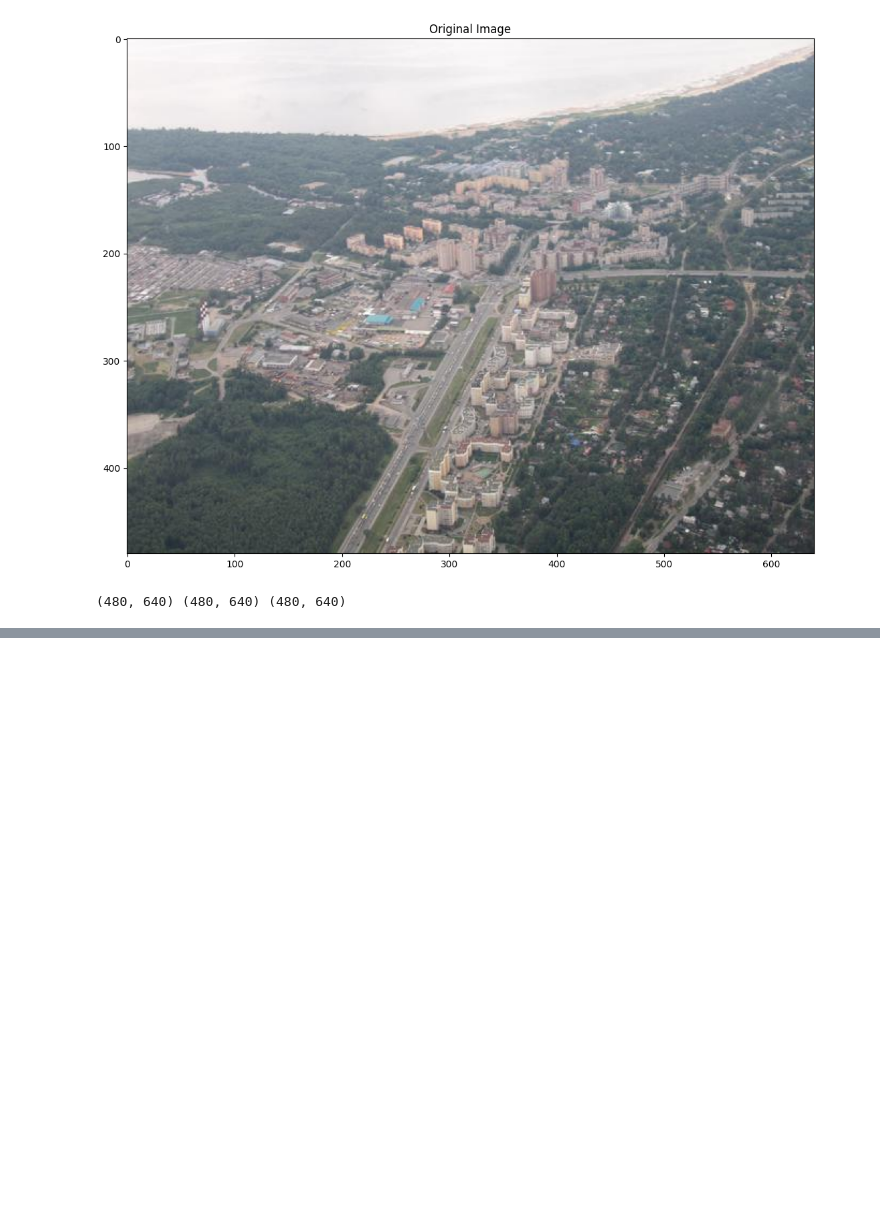
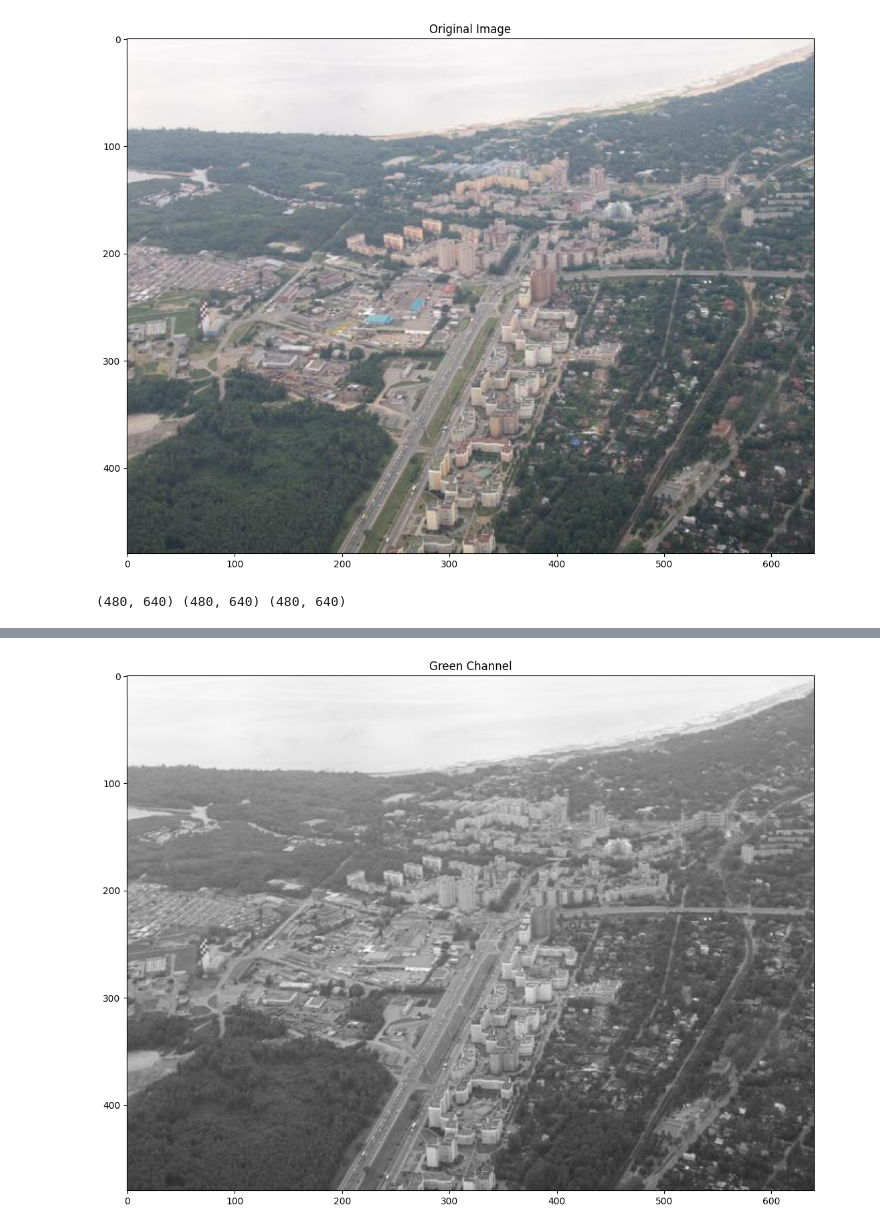
Before and after one commit to maxprogrammer007/Computer-Vision, a Jupyter notebook: 01_Image_Operations/03_Color_Spaces_OpenCV.ipynb, the cells around one changed output, grey strips where cells are left out. Cells and saved outputs as stored; diff of their text form; code cells hidden in the pictures; blank space fills up the shorter version.

```diff
--- a/01_Image_Operations/03_Color_Spaces_OpenCV.ipynb
+++ b/01_Image_Operations/03_Color_Spaces_OpenCV.ipynb
@@ -31,0 +37,4 @@ print(b.shape,g.shape,r.shape)
+# %%
+imshow('Green Channel',g)
+# %% [output]
+[figure, added]
```
Also changed, not shown: parts of 2 cells of this notebook.
